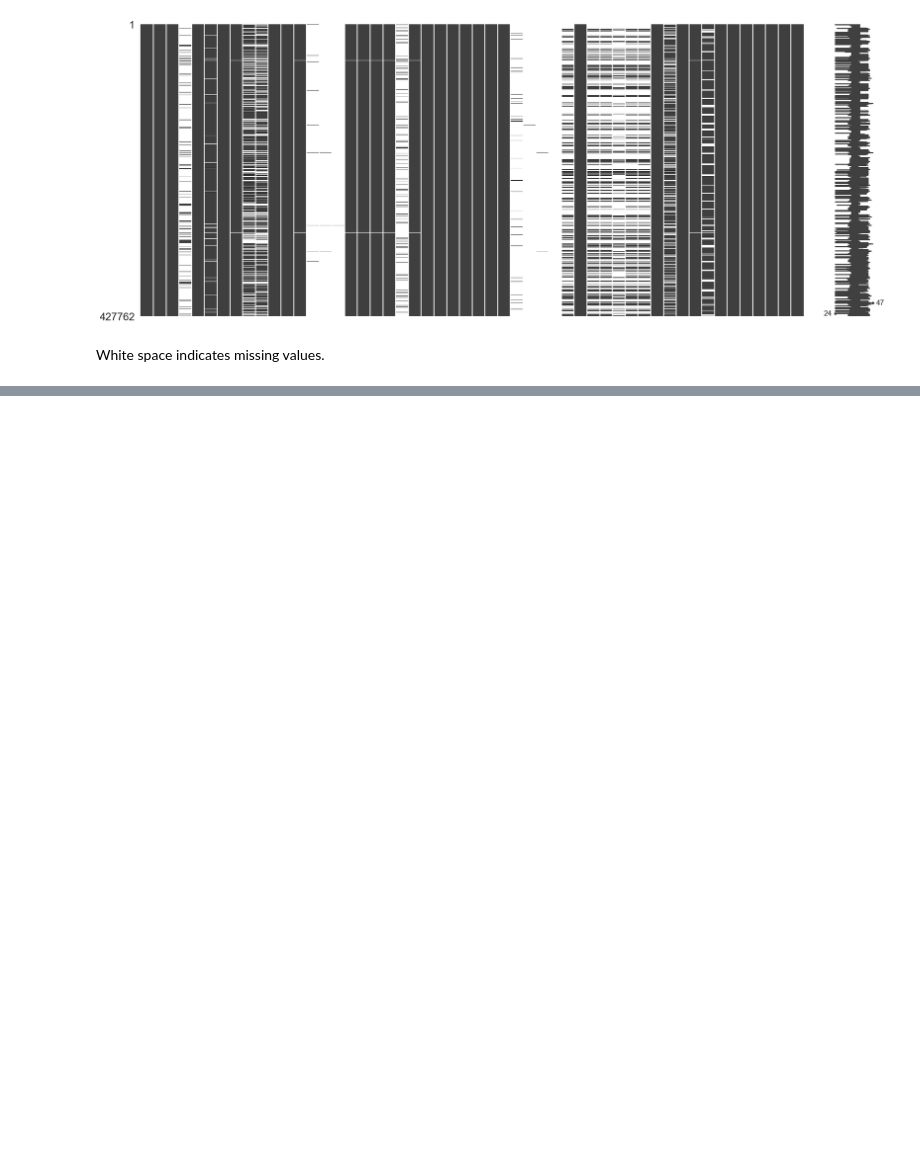
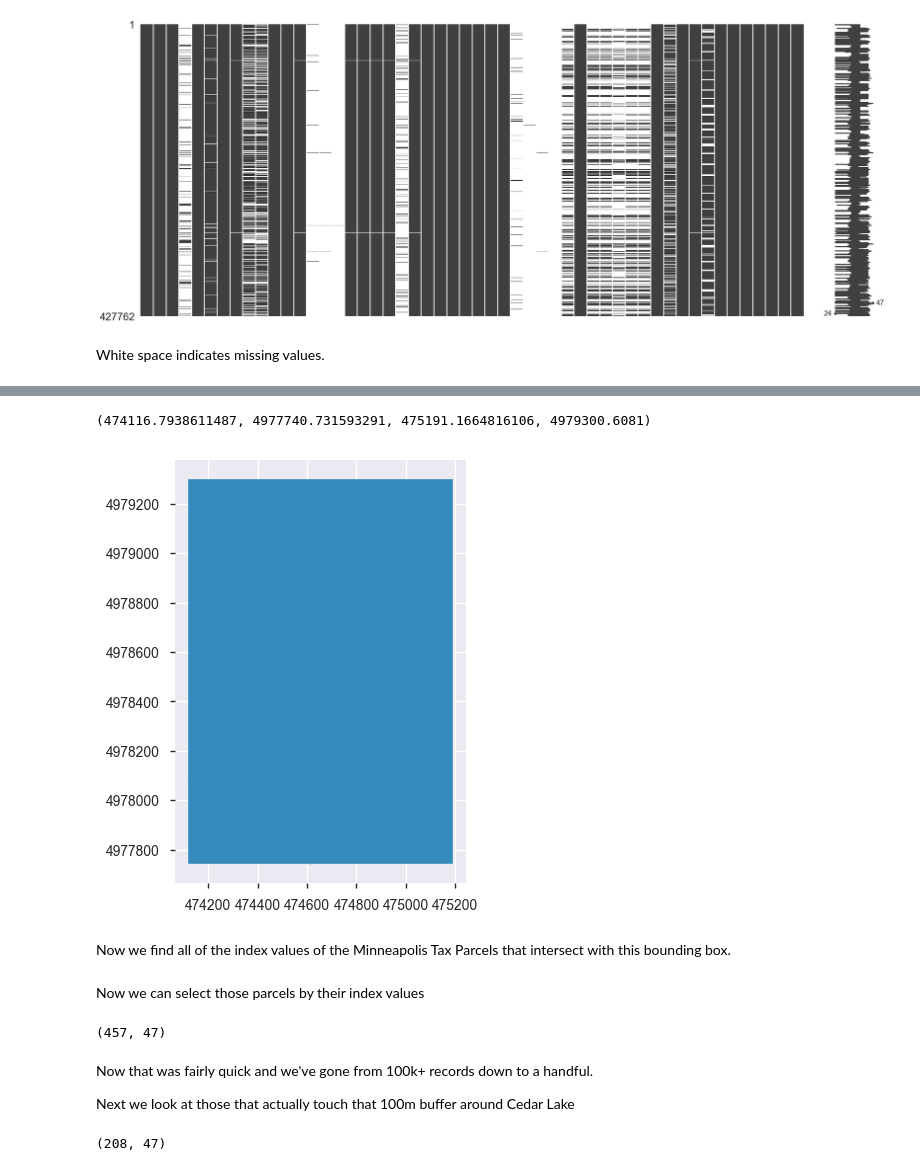
Before and after one commit to MattTriano/GIS_Exploration, a Jupyter notebook: Untitled.ipynb, the cells around one changed output, grey strips where cells are left out. Saved outputs shown, nothing was run; the diff lists cells and outputs as text; code cells hidden in the pictures; blank space fills up the shorter version.

```diff
--- a/Untitled.ipynb
+++ b/Untitled.ipynb
@@ -138,0 +285,27 @@ hennepin = delete_near_null(hennepin, column_list)
+# %%
+cedar_bb = buffered_cedar_poly.bounds
+cedar_bb
+# %% [output]
+(474116.7938611487, 4977740.731593291, 475191.1664816106, 4979300.6081)
+# %%
+from shapely.geometry import box
+from descartes import PolygonPatch
+
+# convert the bounding box tuple into a polygon
+cedar_box = box(cedar_bb[0], cedar_bb[1], cedar_bb[2], cedar_bb[3])
+
+# plot the rectangle
+fig = plt.figure()
+ax = fig.gca()
+ax.add_patch(PolygonPatch(cedar_box))
+
+# ensure we aren't distorting the image
+ax.axis('scaled')
+
+# plot the buffered cedar lake polygon on top
+buffered_cedar_lake.plot(ax=ax)
+plt.show()
+# %% [output]
+[figure, added]
+# %% [markdown]
+Now we find all of the index values of the Minneapolis Tax Parcels that intersect with this bounding box.
@@ -138,0 +314,16 @@ hennepin = delete_near_null(hennepin, column_list)
+# %% [markdown]
+Now we can select those parcels by their index values
+# %%
+possible_matches = mpls.iloc[possible_matches_index]
+possible_matches.shape
+# %% [output]
+(457, 47)
+# %% [markdown]
+Now that was fairly quick and we've gone from 100k+ records down to a handful.
+
+Next we look at those that actually touch that 100m buffer around Cedar Lake
+# %%
+precise_matches = possible_matches[possible_matches.intersects(buffered_cedar_poly)]
+precise_matches.shape
+# %% [output]
+(208, 47)
```
Also changed, not shown: parts of 66 cells of this notebook.
